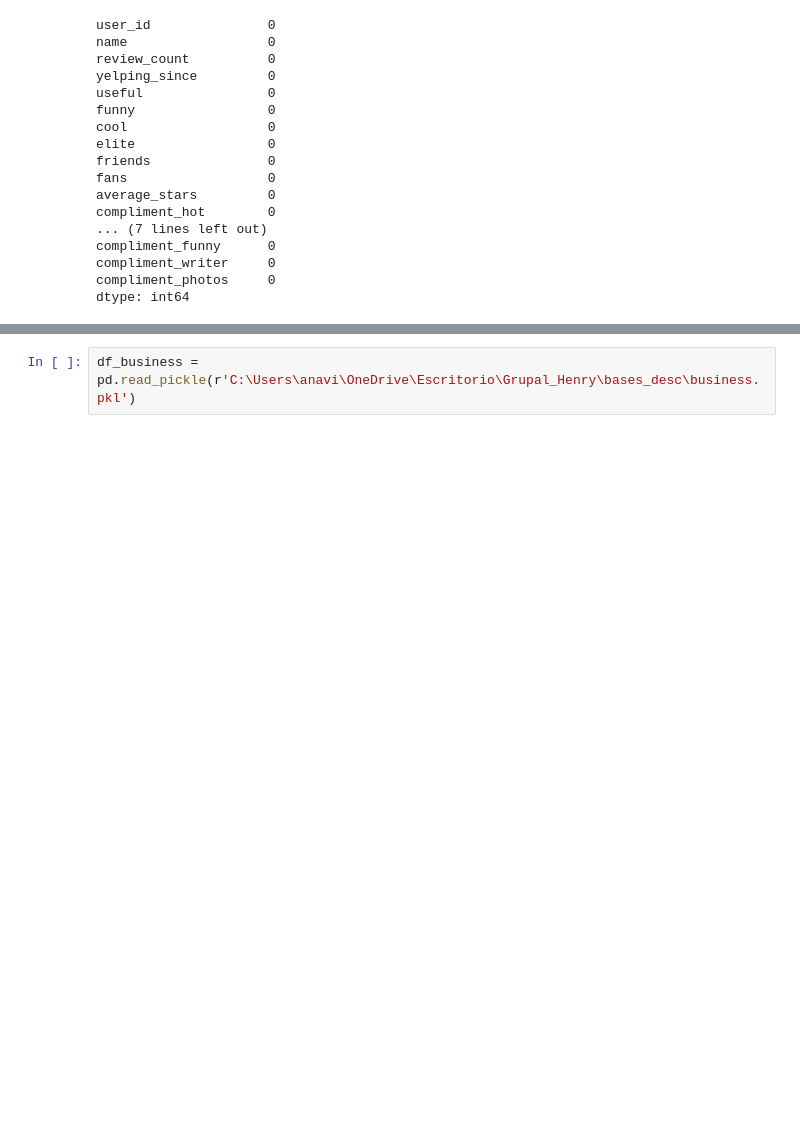
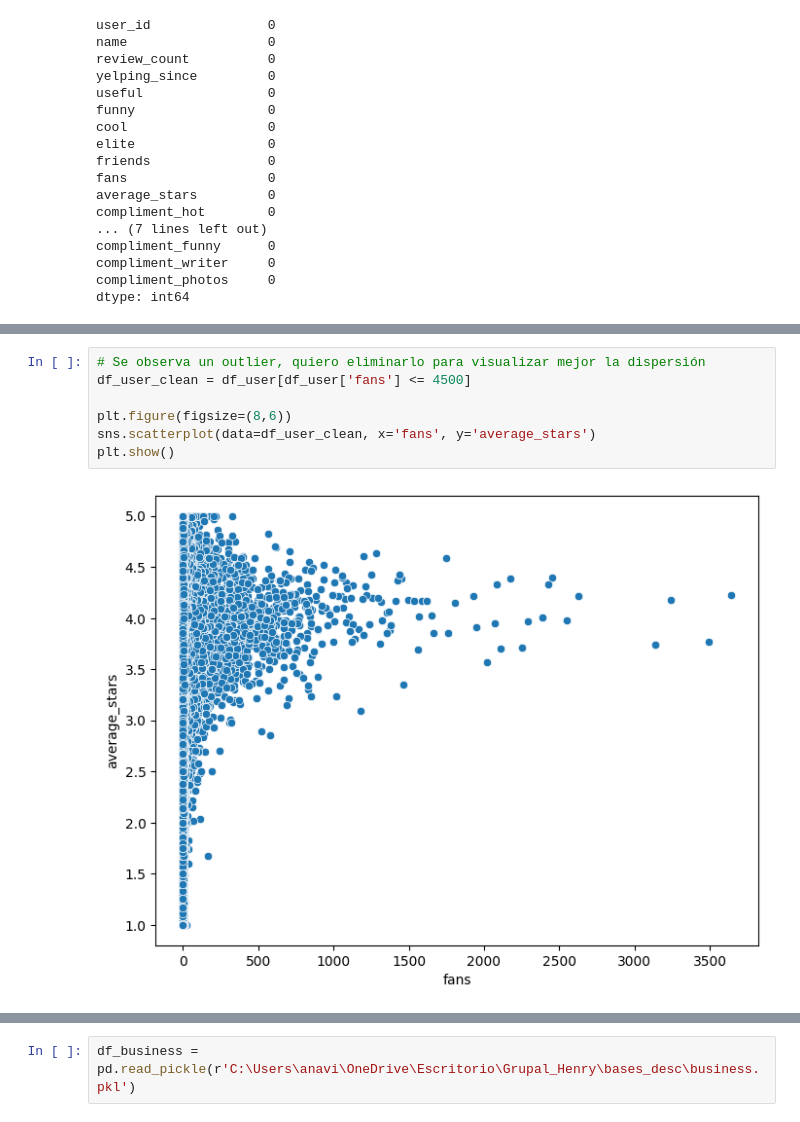
Before and after one commit to LauchaLogico/Proyecto_Final, a Jupyter notebook: eda_users.ipynb, the cells around one changed output, grey strips where cells are left out. Drawn from its saved outputs; the diff is of its cells as text; blank space fills up the shorter version.

```diff
--- a/eda_users.ipynb
+++ b/eda_users.ipynb
@@ -73,0 +85,9 @@ dtype: int64
+# %%
+# Se observa un outlier, quiero eliminarlo para visualizar mejor la dispersión
+df_user_clean = df_user[df_user['fans'] <= 4500]
+
+plt.figure(figsize=(8,6))
+sns.scatterplot(data=df_user_clean, x='fans', y='average_stars')
+plt.show()
+# %% [output]
+[figure, added]
```
Also changed, not shown: parts of 16 cells of this notebook.
